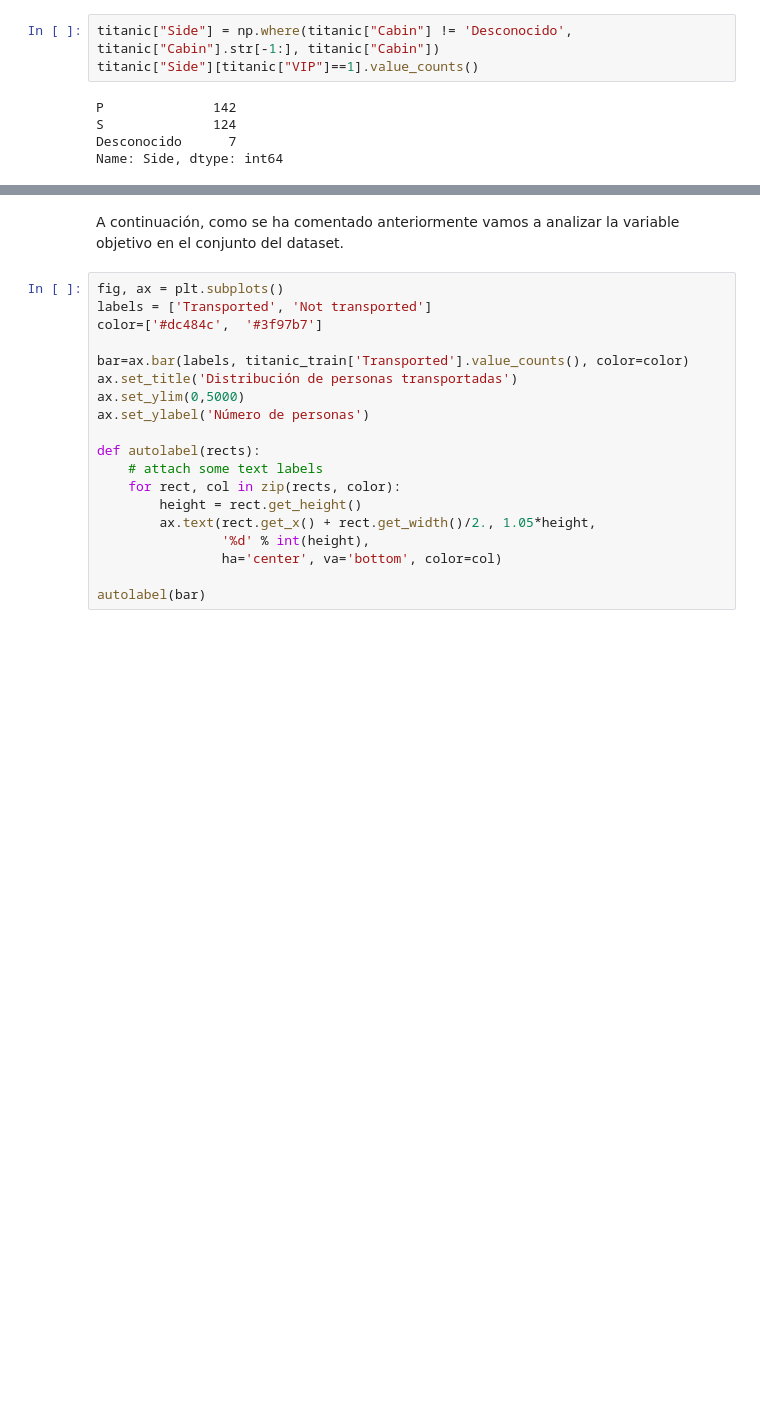
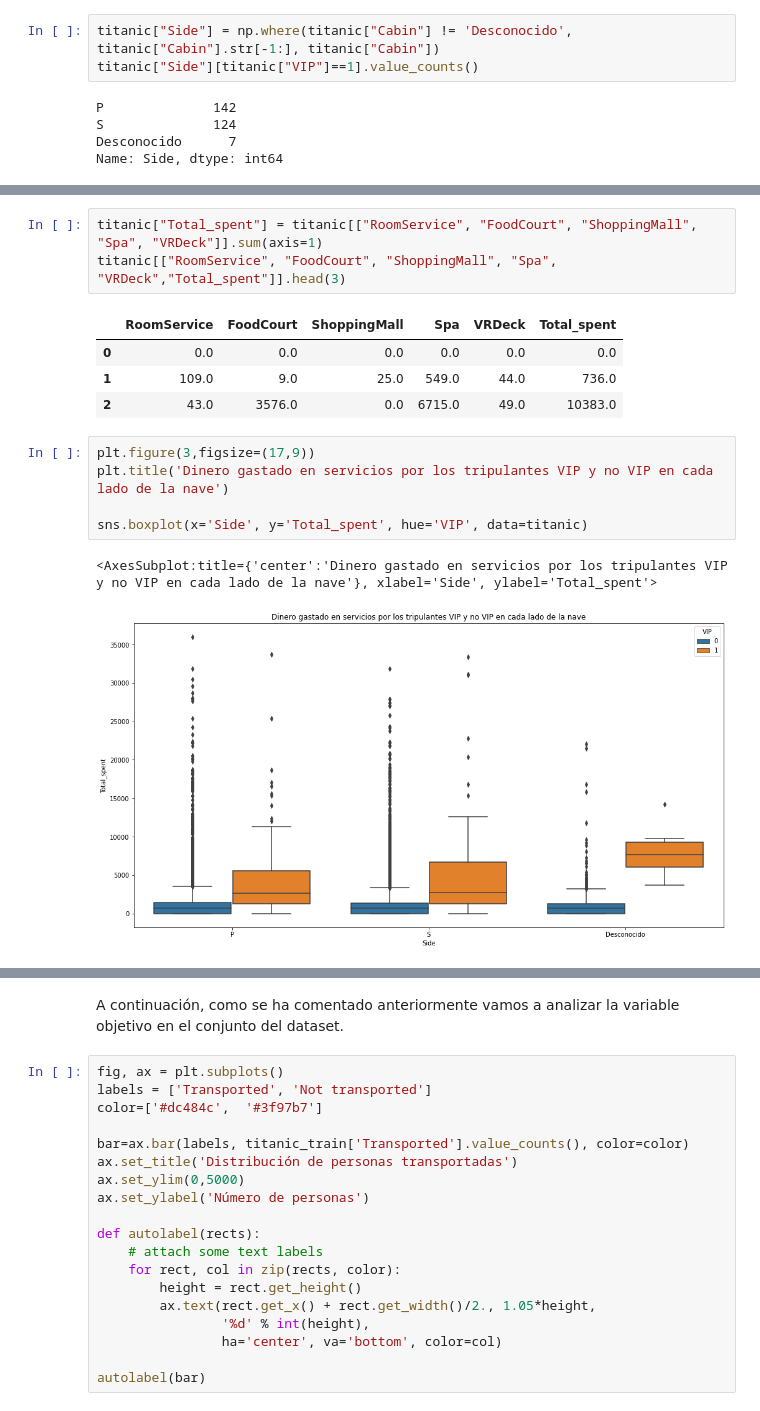
Before and after one commit to aliciacg7/spaceship-titanic-eda, a Jupyter notebook: spaceship-eda.ipynb, the cells around one changed output, grey strips where cells are left out. Saved outputs shown, nothing was run; the diff lists cells and outputs as text; blank space fills up the shorter version.

```diff
--- a/spaceship-eda.ipynb
+++ b/spaceship-eda.ipynb
@@ -366,0 +356,16 @@ TypeError: object of type 'int' has no len()
+# %%
+titanic["Total_spent"] = titanic[["RoomService", "FoodCourt", "ShoppingMall", "Spa", "VRDeck"]].sum(axis=1)
+titanic[["RoomService", "FoodCourt", "ShoppingMall", "Spa", "VRDeck","Total_spent"]].head(3)
+# %% [output]
+|  | RoomService | FoodCourt | ShoppingMall | Spa | VRDeck | Total_spent |
+| 0 | 0.0 | 0.0 | 0.0 | 0.0 | 0.0 | 0.0 |
+| 1 | 109.0 | 9.0 | 25.0 | 549.0 | 44.0 | 736.0 |
+| 2 | 43.0 | 3576.0 | 0.0 | 6715.0 | 49.0 | 10383.0 |
+# %%
+plt.figure(3,figsize=(17,9))
+plt.title('Dinero gastado en servicios por los tripulantes VIP y no VIP en cada lado de la nave')
+
+sns.boxplot(x='Side', y='Total_spent', hue='VIP', data=titanic)
+# %% [output]
+<AxesSubplot:title={'center':'Dinero gastado en servicios por los tripulantes VIP y no VIP en cada lado de la nave'}, xlabel='Side', ylabel='Total_spent'>
+[figure, added]
```
Also changed, not shown: parts of 31 cells of this notebook.
